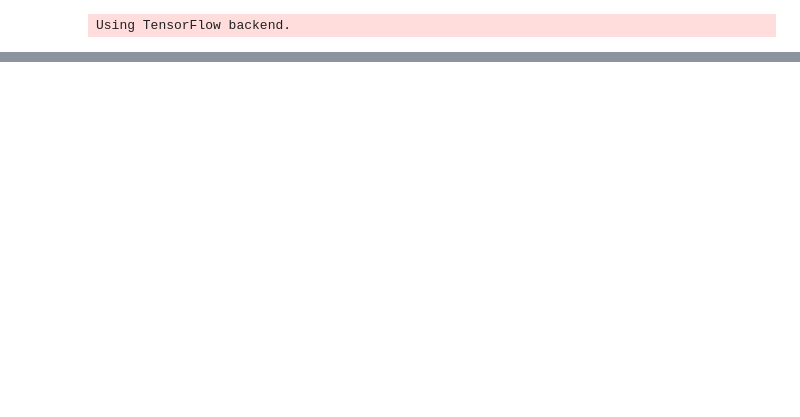
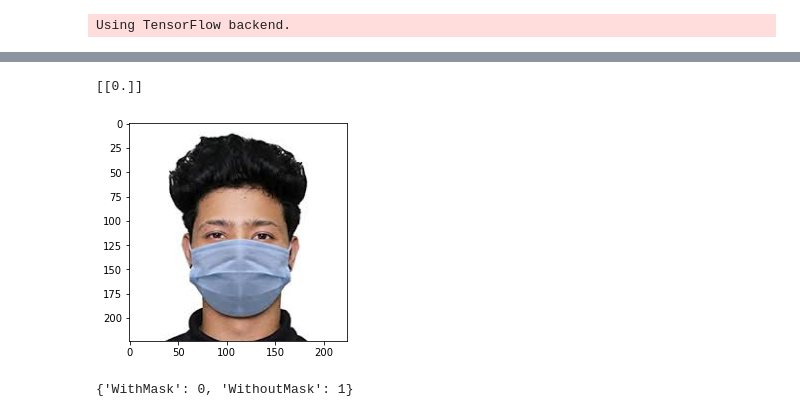
Before and after one commit to thatdanish/Mask_it, a Jupyter notebook: main_model_file.ipynb, the cells around one changed output, grey strips where cells are left out. Cells and saved outputs as stored; diff of their text form; code cells hidden in the pictures; blank space fills up the shorter version.

```diff
--- a/main_model_file.ipynb
+++ b/main_model_file.ipynb
@@ -92,0 +95,15 @@ model.save('final_model.h5')
+# %%
+image = cv2.imread('specimens/face_1.jpeg')
+image = cv2.cvtColor(image,cv2.COLOR_BGR2RGB)
+plt.imshow(image)
+image = cv2.resize(image,(128,128))
+image = image.reshape(1,128,128,3)
+
+print(np.round(model.predict(image)))
+# %% [output]
+[[0.]]
+[figure, added]
+# %%
+val_set.class_indices
+# %% [output]
+{'WithMask': 0, 'WithoutMask': 1}
```
Also changed, not shown: parts of 7 cells of this notebook, 16 other files.
